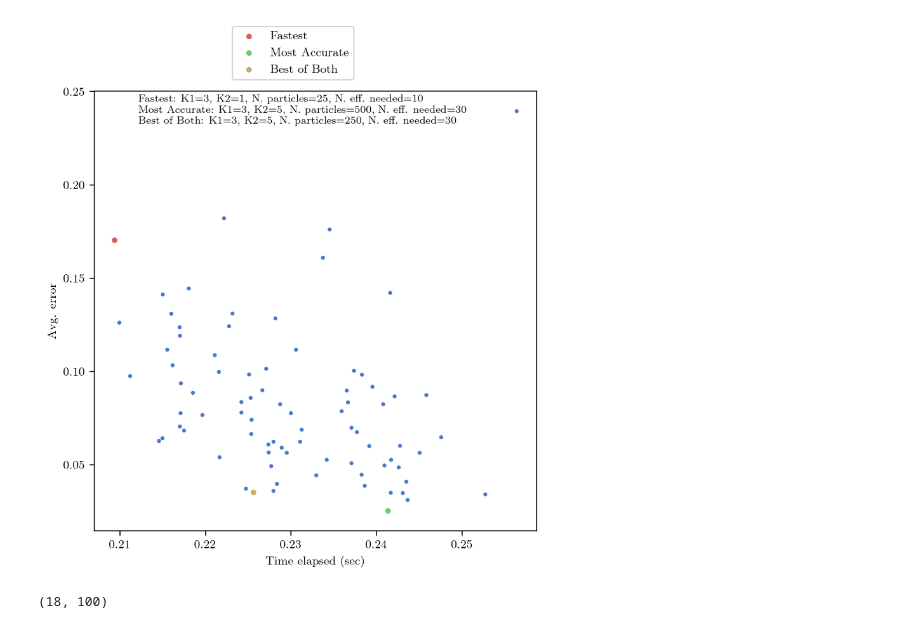
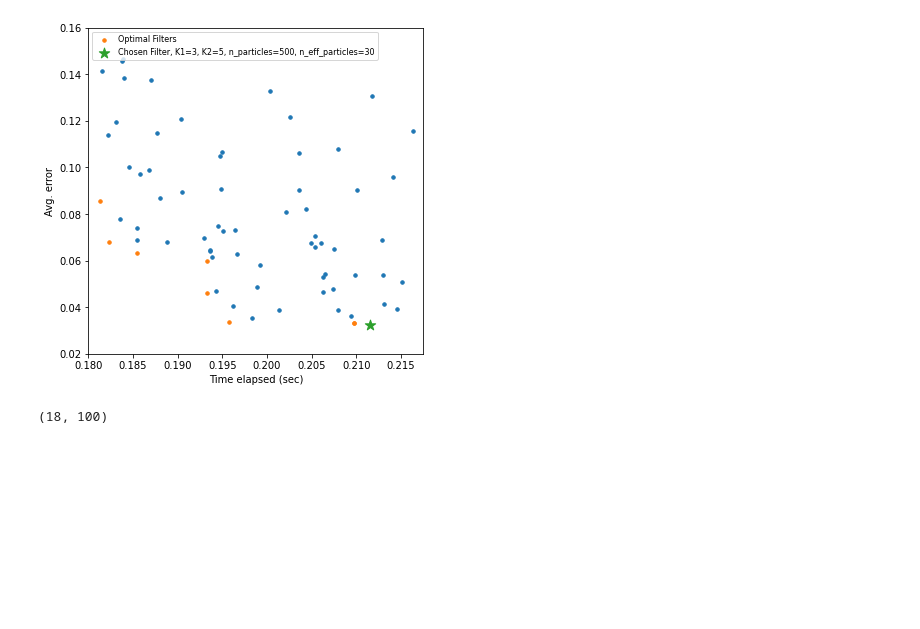
Before and after one commit to CanyonTurtle/cannon-curtis-spencer-tyler-acme, a Jupyter notebook: vol-3/code_actully_in_paper.ipynb, the cells around one changed output. Saved outputs shown, nothing was run; the diff lists cells and outputs as text; code cells hidden in the pictures; blank space fills up the shorter version.

Commit message:
pareto efficient code

```diff
--- a/vol-3/code_actully_in_paper.ipynb
+++ b/vol-3/code_actully_in_paper.ipynb
@@ -838,9 +838,33 @@ plot_von_mises()
 # %%
 # --------- Perform a hyperparameter search on our particle filter -----------
+def is_pareto_efficient(costs, return_mask = True):
+    """
+    https://stackoverflow.com/questions/32791911/fast-calculation-of-pareto-front-in-python
+    Find the pareto-efficient points
+    :param costs: An (n_points, n_costs) array
+    :param return_mask: True to return a mask
+    :return: An array of indices of pareto-efficient points.
+        If return_mask is True, this will be an (n_points, ) boolean array
+        Otherwise it will be a (n_efficient_points, ) integer array of indices.
+    """
+    is_efficient = np.arange(costs.shape[0])
+    n_points = costs.shape[0]
+    next_point_index = 0  # Next index in the is_efficient array to search for
+    while next_point_index<len(costs):
+        nondominated_point_mask = np.any(costs<costs[next_point_index], axis=1)
+        nondominated_point_mask[next_point_index] = True
+        is_efficient = is_efficient[nondominated_point_mask]  # Remove dominated points
+        costs = costs[nondominated_point_mask]
+        next_point_index = np.sum(nondominated_point_mask[:next_point_index])+1
+    if return_mask:
+        is_efficient_mask = np.zeros(n_points, dtype = bool)
+        is_efficient_mask[is_efficient] = True
+        return is_efficient_mask
+    else:
+        return is_efficient
 
 def graph_hyperparam_search():
-
-
+    np.random.seed(42)
     ENGINE_DATA = read_data_csv("pinknoise_0_One_Angle.csv", "Pinknoise One Angle")
     ENGINE_DATA = (ENGINE_DATA[0][:,:200], ENGINE_DATA[1])
     deltat = 512./48000
@@ -868,49 +892,65 @@ def graph_hyperparam_search():
     elapsed_vals, error_vals = [], []
     for K1, K2, N_particles, n_eff_needed in product(K1_vals, K2_vals, n_particles_vals, n_eff_needed_vals):
         pf = ParticleFilter(F, K1, K2, N_particles, n_eff_needed)
         elapsed, error = graph_filter(None, pf, ENGINE_DATA, ENGINE_DATA)
         elapsed_vals.append(elapsed)
         error_vals.append(error)
 
         if elapsed < best_elapsed:
             best_elapsed = elapsed
             best_time_params = (elapsed, error, K1, K2, N_particles, n_eff_needed)
         if error < best_error:
             best_error = error
             best_score_params = (elapsed, error, K1, K2, N_particles, n_eff_needed)
         if elapsed + error < best_sum:
             best_sum = elapsed + error
             best_sum_params = (elapsed, error, K1, K2, N_particles, n_eff_needed)
 
+    #Calculate pareto efficient mask
+    tot_costs = np.array([elapsed_vals,error_vals])
+    tot_costs = tot_costs.T #to get it in the shape (n_points, n_costs)
+    pareto_mask = is_pareto_efficient(tot_costs, return_mask = True)
+    #make elapsed and error arrays np
+    elapsed_vals = np.array(elapsed_vals)
+    error_vals = np.array(error_vals)
+
     fig, axis = plt.subplots(1, 1, figsize=(6,6,))
 
-    normal_color, fastest_color, most_accurate_color, best_of_both_color = tuple(get_colors_from_pallette_indecies(axis, [0,2,1,4]))
+    normal_color, pareto_color,best_color = tuple(get_colors_from_pallette_indecies(axis, [0,1,2]))
 
+    markersize = 12
+    axis.scatter(elapsed_vals[~pareto_mask], error_vals[~pareto_mask], markersize, c=normal_color)
+    axis.scatter(elapsed_vals[pareto_mask], error_vals[pareto_mask], markersize, c=pareto_color,label = 'Optimal Filters')
+    be_e, be_err, be_K1, be_K2, be_NP, be_NEN = best_score_params
+    axis.scatter(best_score_params[0], best_score_params[1],markersize*10, marker = '*', c=best_color,label = f'Chosen Filter, K1={be_K1}, K2={be_K2}, n_particles={be_NP}, n_eff_particles={be_NEN}')
+    # FS=8
+    # be_e, be_err, be_K1, be_K2, be_NP, be_NEN = best_time_params
+    # # axis.scatter(be_e, be_err, s=10, c=normal_color, label="Fastest")
+    # axis.text(0.1, 0.975, f"Fastest: K1={be_K1}, K2={be_K2}, N. particles={be_NP}, N. eff. needed={be_NEN}", fontsize=FS, transform=axis.transAxes)
 
+    # axis.scatter(elapsed_vals, error_vals, 4, c=pareto_color)
+    # FS=8
+    # be_e, be_err, be_K1, be_K2, be_NP, be_NEN = best_time_params
+    # # axis.scatter(be_e, be_err, s=10, c=pareto_color, label="Fastest")
+    # axis.text(0.1, 0.975, f"Fastest: K1={be_K1}, K2={be_K2}, N. particles={be_NP}, N. eff. needed={be_NEN}", fontsize=FS, transform=axis.transAxes)
 
-    axis.scatter(elapsed_vals, error_vals, 4, c=normal_color)
-    FS=8
-    be_e, be_err, be_K1, be_K2, be_NP, be_NEN = best_time_params
-    axis.scatter(be_e, be_err, s=10, c=fastest_color, label="Fastest")
-    axis.text(0.1, 0.975, f"Fastest: K1={be_K1}, K2={be_K2}, N. particles={be_NP}, N. eff. needed={be_NEN}", fontsize=FS, transform=axis.transAxes)
+    # # be_e, be_err, be_K1, be_K2, be_NP, be_NEN = best_score_params
+    # # axis.scatter(be_e, be_err, s=10, c=most_accurate_color, label="Most Accurate")
+    # # axis.text(0.1, 0.95, f"Most Accurate: K1={be_K1}, K2={be_K2}, N. particles={be_NP}, N. eff. needed={be_NEN}", fontsize=FS, transform=axis.transAxes)
 
-    be_e, be_err, be_K1, be_K2, be_NP, be_NEN = best_score_params
-    axis.scatter(be_e, be_err, s=10, c=most_accurate_color, label="Most Accurate")
-    axis.text(0.1, 0.95, f"Most Accurate: K1={be_K1}, K2={be_K2}, N. particles={be_NP}, N. eff. needed={be_NEN}", fontsize=FS, transform=axis.transAxes)
+    # # be_e, be_err, be_K1, be_K2, be_NP, be_NEN = best_sum_params
+    # # axis.scatter(be_e, be_err, s=10, c=best_of_both_color, label="Best of Both")
+    # # axis.text(0.1, 0.925, f"Best of Both: K1={be_K1}, K2={be_K2}, N. particles={be_NP}, N. eff. needed={be_NEN}", fontsize=FS, transform=axis.transAxes)
 
-    be_e, be_err, be_K1, be_K2, be_NP, be_NEN = best_sum_params
-    axis.scatter(be_e, be_err, s=10, c=best_of_both_color, label="Best of Both")
-    axis.text(0.1, 0.925, f"Best of Both: K1={be_K1}, K2={be_K2}, N. particles={be_NP}, N. eff. needed={be_NEN}", fontsize=FS, transform=axis.transAxes)
-
-    axis.set(xlabel="Time elapsed (sec)", ylabel="Avg. error")
-    axis.legend(bbox_to_anchor=(0.6,1.16), bbox_transform=axis.transAxes)
+    axis.set(xlabel="Time elapsed (sec)", ylabel="Avg. error",xlim=[.180,.2175],ylim=[.02,.16])
+    axis.legend(bbox_to_anchor=(0,1), bbox_transform=axis.transAxes,loc='upper left',fontsize=8)
     fig.savefig("actual_paper_graphs/gridsearch_particle_filter.pdf", bbox_inches='tight', pad_inches=0)
     fig.show()
     # KalmanFilter(F, Q, H, R, u, True)
 
 graph_hyperparam_search()
 # %% [output]
-[figure, old version]
+[figure, new version]
 # %%
 # ---------- Graph the Naive vs the Circular Kalman Filter ------------
 
```
Also changed, not shown: parts of 5 cells of this notebook.
